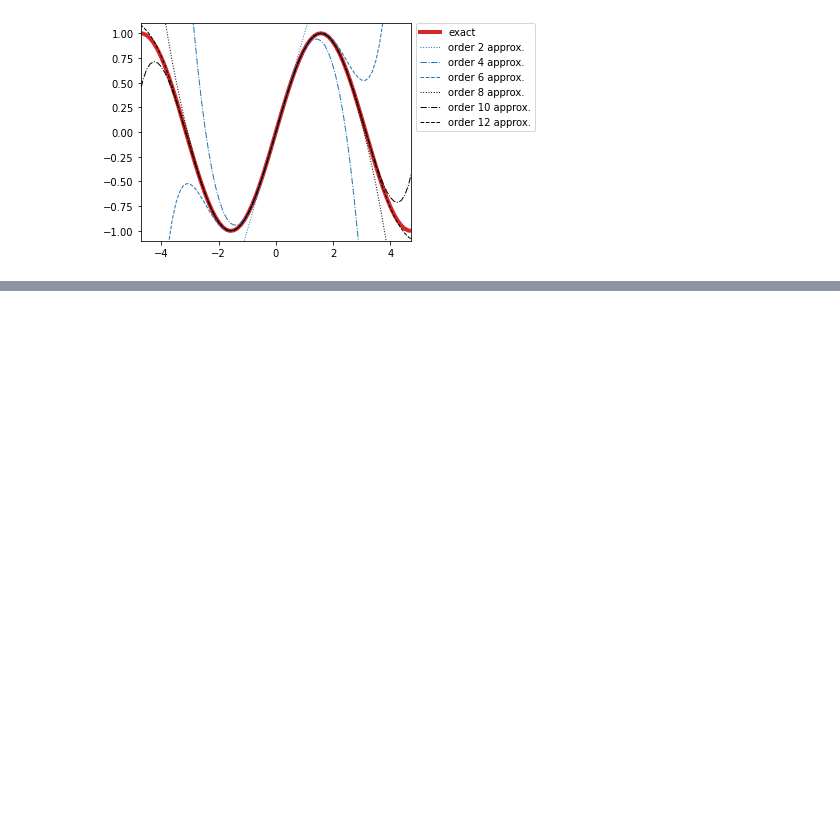
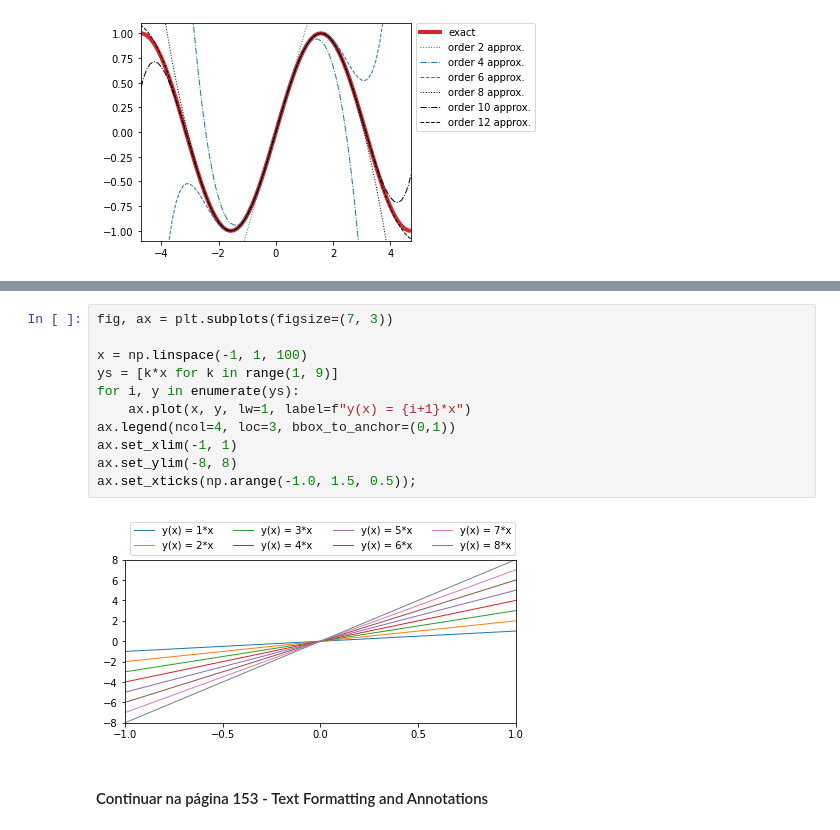
Before and after one commit to astropingo/Numerical-Python-Book, a Jupyter notebook: Chapter 04 - Plotting and Visualization.ipynb, the cells around one changed output, grey strips where cells are left out. Saved outputs shown, nothing was run; the diff lists cells and outputs as text; blank space fills up the shorter version.

```diff
--- a/Chapter 04 - Plotting and Visualization.ipynb
+++ b/Chapter 04 - Plotting and Visualization.ipynb
@@ -136,0 +153,15 @@ fig.subplots_adjust(right=.75)
+# %%
+fig, ax = plt.subplots(figsize=(7, 3))
+
+x = np.linspace(-1, 1, 100)
+ys = [k*x for k in range(1, 9)]
+for i, y in enumerate(ys):
+    ax.plot(x, y, lw=1, label=f"y(x) = {i+1}*x")
+ax.legend(ncol=4, loc=3, bbox_to_anchor=(0,1))
+ax.set_xlim(-1, 1)
+ax.set_ylim(-8, 8)
+ax.set_xticks(np.arange(-1.0, 1.5, 0.5));
+# %% [output]
+[figure, added]
+# %% [markdown]
+#### Continuar na página 153 - Text Formatting and Annotations
```
Also changed, not shown: parts of 3 cells of this notebook.
